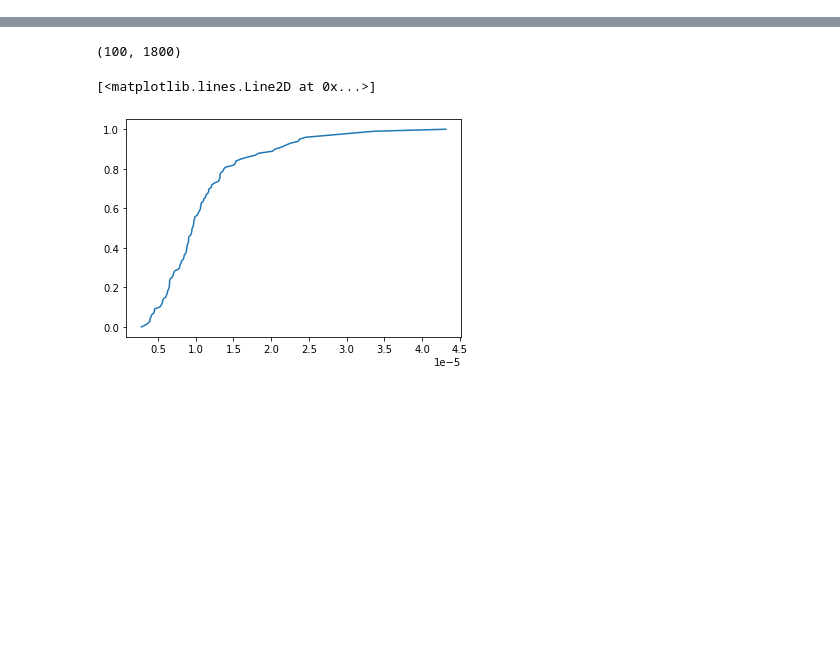
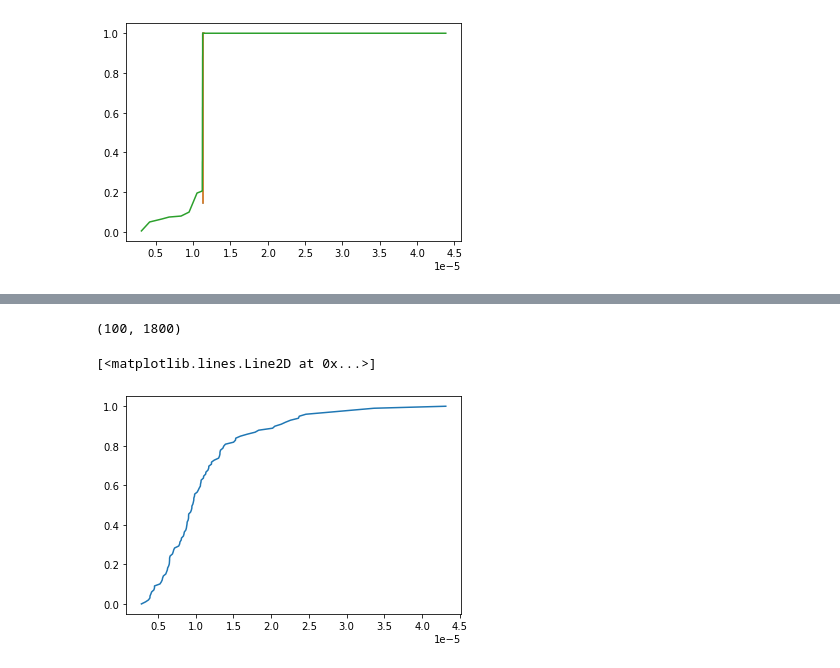
Before and after one commit to dbelivanis/Information-Theory-2, a Jupyter notebook: Optimization/check.ipynb, the cells around one changed output, grey strips where cells are left out. Saved outputs shown, nothing was run; the diff lists cells and outputs as text; code cells hidden in the pictures; blank space fills up the shorter version.

```diff
--- a/Optimization/check.ipynb
+++ b/Optimization/check.ipynb
@@ -48,4 +48,14 @@ def plot_cdf(p,qoi,time_step,epoch):
 
     index = np.argsort(QOI)
     plt.plot(QOI[index],np.cumsum(P))
+# %%
+plot_cdf(p,q_x,2,1)
+plot_cdf(p,q_x,2,2)
+plot_cdf(p,q_x,2,7)
+# plot_cdf(p,q_x,2,11)
+# plot_cdf(p,q_x,2,13)
+
+# plot_cdf(p,q_x,0,7)
+# %% [output]
+[figure, added]
 # %%
```
Also changed, not shown: parts of 15 cells of this notebook, 10 other files.
